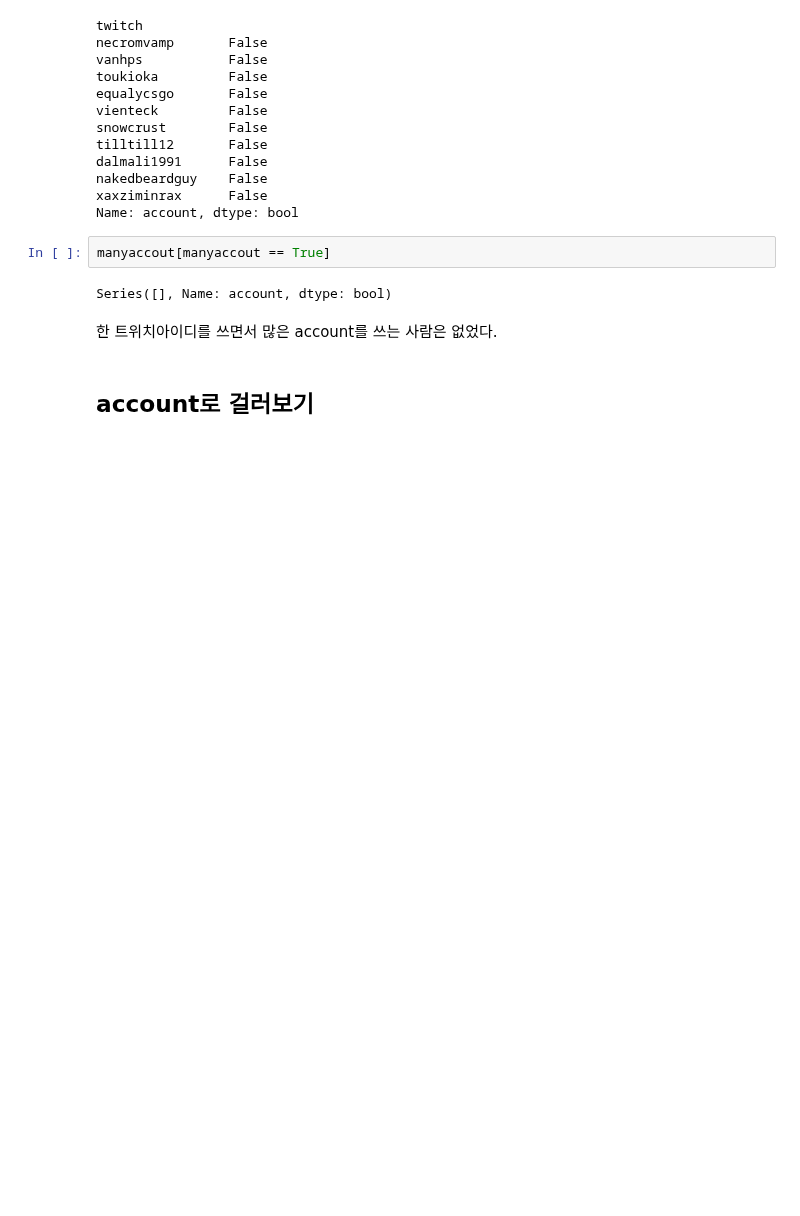
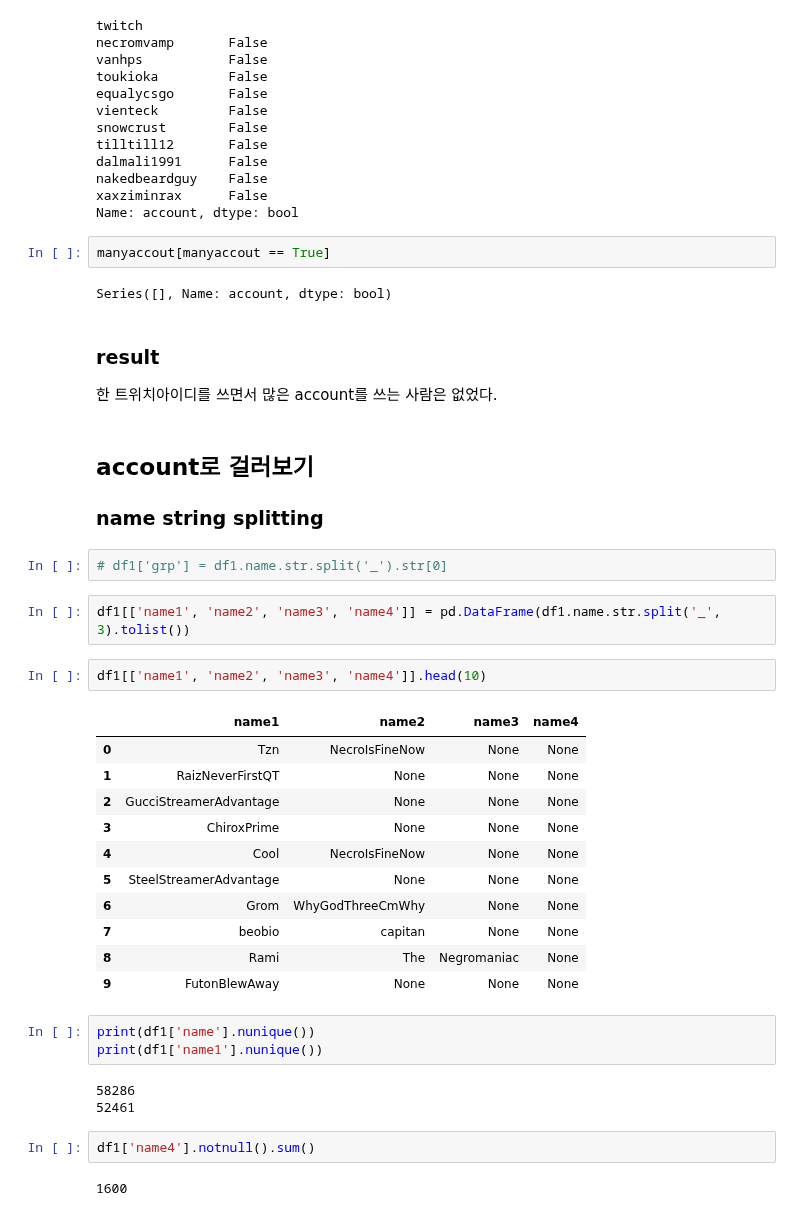
Before and after one commit to Angela-Park-JE/TIL_ver1, a Jupyter notebook: ToyPJT-POE_user/EDA_poe_stats_5_user.ipynb, the cells around one changed output. Saved outputs shown, nothing was run; the diff lists cells and outputs as text; blank space fills up the shorter version.

```diff
--- a/ToyPJT-POE_user/EDA_poe_stats_5_user.ipynb
+++ b/ToyPJT-POE_user/EDA_poe_stats_5_user.ipynb
@@ -634,6 +634,38 @@ manyaccout[manyaccout == True]
 # %% [output]
 Series([], Name: account, dtype: bool)
 # %% [markdown]
+### result
+
 한 트위치아이디를 쓰면서 많은 account를 쓰는 사람은 없었다.
 # %% [markdown]
 ## account로 걸러보기
+
+### name string splitting
+# %%
+# df1['grp'] = df1.name.str.split('_').str[0]
+# %%
+df1[['name1', 'name2', 'name3', 'name4']] = pd.DataFrame(df1.name.str.split('_', 3).tolist())
+# %%
+df1[['name1', 'name2', 'name3', 'name4']].head(10)
+# %% [output]
+|  | name1 | name2 | name3 | name4 |
+| 0 | Tzn | NecroIsFineNow | None | None |
+| 1 | RaizNeverFirstQT | None | None | None |
+| 2 | GucciStreamerAdvantage | None | None | None |
+| 3 | ChiroxPrime | None | None | None |
+| 4 | Cool | NecroIsFineNow | None | None |
+| 5 | SteelStreamerAdvantage | None | None | None |
+| 6 | Grom | WhyGodThreeCmWhy | None | None |
+| 7 | beobio | capitan | None | None |
+| 8 | Rami | The | Negromaniac | None |
+| 9 | FutonBlewAway | None | None | None |
+# %%
+print(df1['name'].nunique())
+print(df1['name1'].nunique())
+# %% [output]
+58286
+52461
+# %%
+df1['name4'].notnull().sum()
+# %% [output]
+1600
```
